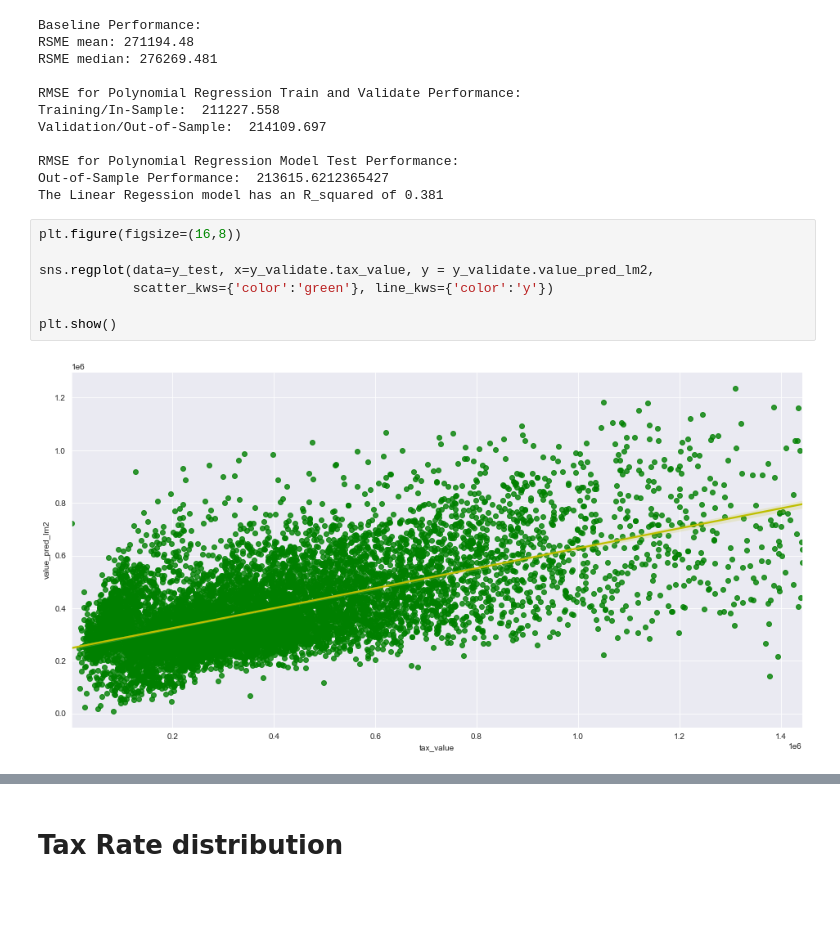
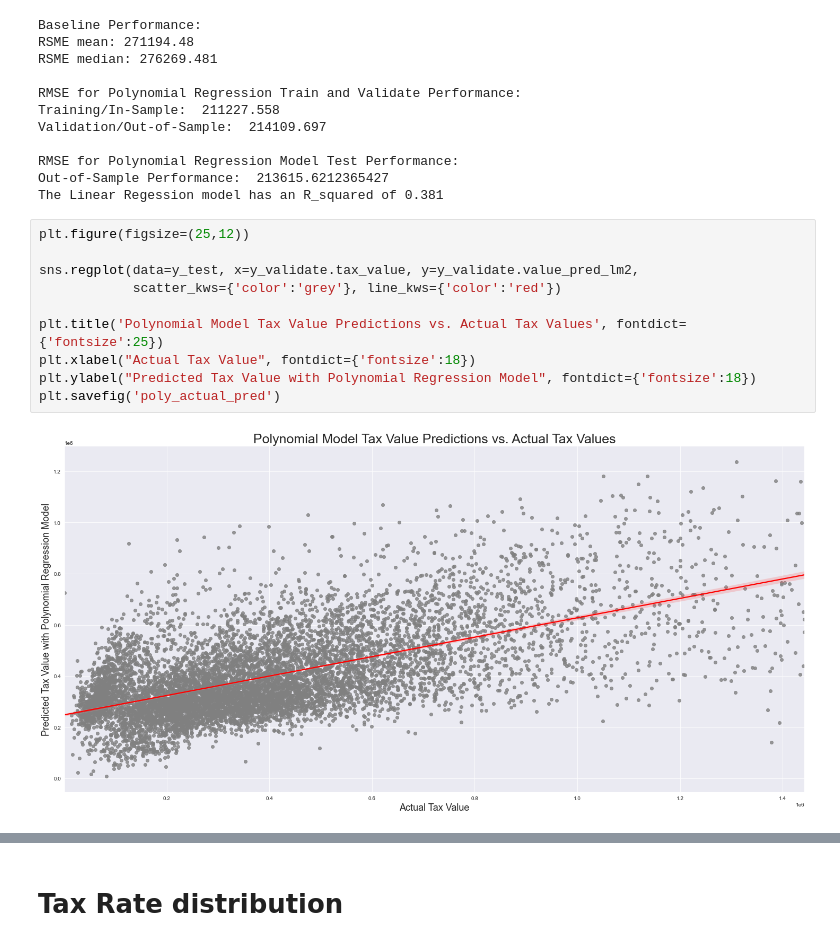
Before and after one commit to mdalton87/regression-exercises, a Jupyter notebook: regression_project/zillow_final_notebook.ipynb, the cells around one changed output, grey strips where cells are left out. Drawn from its saved outputs; the diff is of its cells as text; blank space fills up the shorter version.

```diff
--- a/regression_project/zillow_final_notebook.ipynb
+++ b/regression_project/zillow_final_notebook.ipynb
@@ -455,13 +466,16 @@ Validation/Out-of-Sample:  214109.697
 RMSE for Polynomial Regression Model Test Performance:
 Out-of-Sample Performance:  213615.6212365427
 The Linear Regession model has an R_squared of 0.381
-# %%
-plt.figure(figsize=(16,8))
-
-sns.regplot(data=y_test, x=y_validate.tax_value, y = y_validate.value_pred_lm2,
-            scatter_kws={'color':'green'}, line_kws={'color':'y'})
-
-plt.show()
-# %% [output]
-[figure, removed]
+# %%
+plt.figure(figsize=(25,12))
+
+sns.regplot(data=y_test, x=y_validate.tax_value, y=y_validate.value_pred_lm2,
+            scatter_kws={'color':'grey'}, line_kws={'color':'red'})
+
+plt.title('Polynomial Model Tax Value Predictions vs. Actual Tax Values', fontdict={'fontsize':25})
+plt.xlabel("Actual Tax Value", fontdict={'fontsize':18})
+plt.ylabel("Predicted Tax Value with Polynomial Regression Model", fontdict={'fontsize':18})
+plt.savefig('poly_actual_pred')
+# %% [output]
+[figure, added]
 # %%
```
Also changed, not shown: parts of 11 cells of this notebook, 9 other files.
